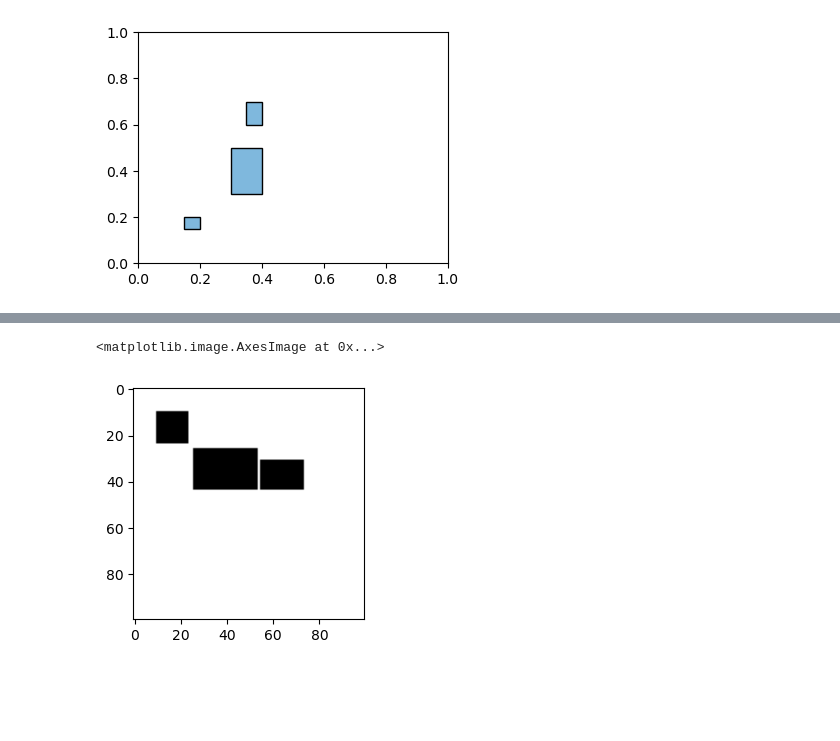
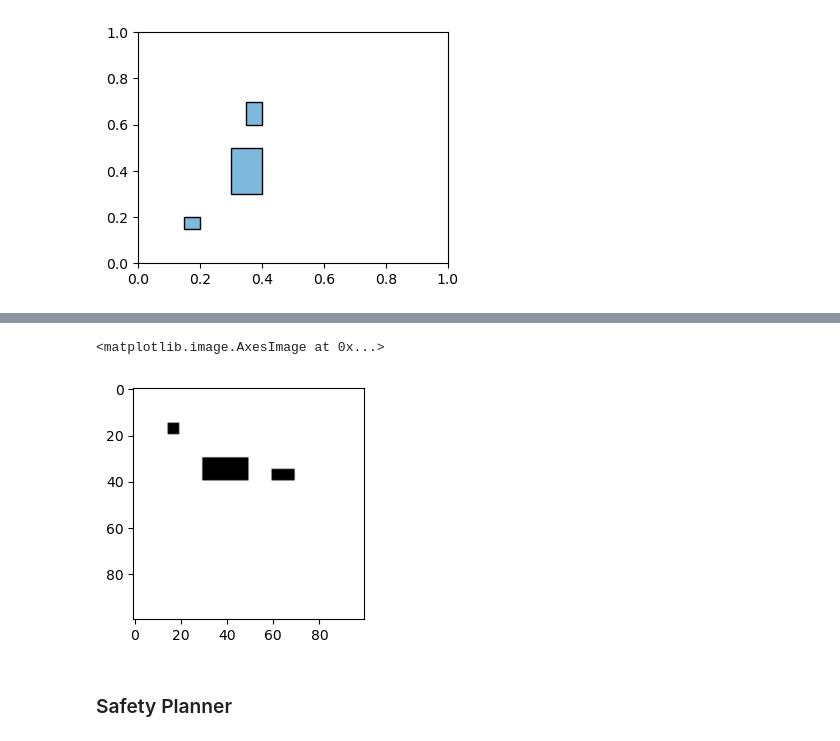
Before and after one commit to irom-lab/perception-guarantees, a Jupyter notebook: planning/plan.example.ipynb, the cells around one changed output, grey strips where cells are left out. Drawn from its saved outputs; the diff is of its cells as text; code cells hidden in the pictures; blank space fills up the shorter version.

```diff
--- a/planning/plan.example.ipynb
+++ b/planning/plan.example.ipynb
@@ -50,9 +44,11 @@ visualize_2d(occ_ics)
 # %%
 # convert to map for planning
 # width, height, resolution
 w = 1; h = 1; dx = 0.01
-map_design = occ_to_map(occ_ics, w, h, dx)
+map_design = occ_to_map(occ_now, w, h, dx)
 plt.imshow(map_design, cmap="gray") # gets flipped
 # %% [output]
 <matplotlib.image.AxesImage at 0x...>
-[figure, old version]
+[figure, new version]
+# %% [markdown]
+### Safety Planner
```
Also changed, not shown: parts of 8 cells of this notebook, 5 other files.
